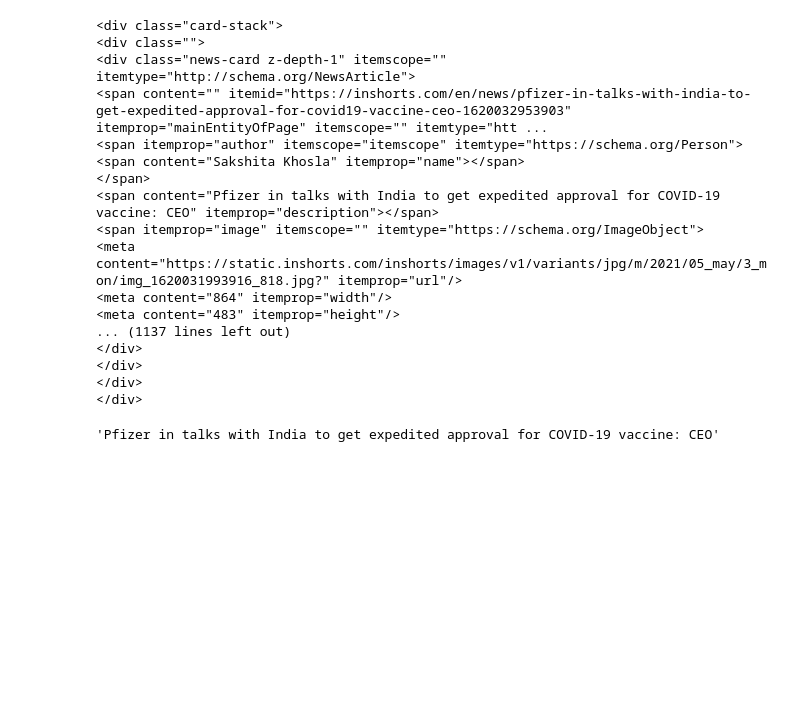
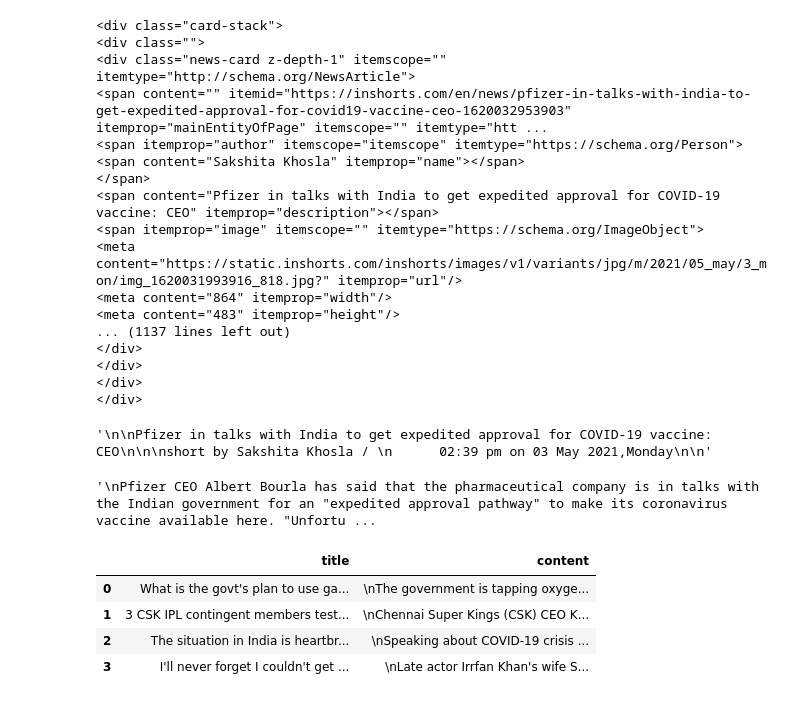
Before and after one commit to DBerchelmann/natural-language-processing-exercises, a Jupyter notebook: acquire.ipynb, the cells around one changed output. Cells and saved outputs as stored; diff of their text form; code cells hidden in the pictures; blank space fills up the shorter version.

Commit message:
updated notebook with more attempts at inshorts

```diff
--- a/acquire.ipynb
+++ b/acquire.ipynb
@@ -167,7 +167,57 @@ inshort_div
 # this produces the title of the post
 
 title = inshort_div.select('body > div.container > div > div.card-stack > div:nth-child(1) > div > div.news-card-title.news-right-box > a > span')[0].text
-# %%
-title
-# %% [output]
-'Pfizer in talks with India to get expedited approval for COVID-19 vaccine: CEO'
+# %%
+title = inshort_div.select('.news-card-title.news-right-box')[0].text
+title
+# %% [output]
+'\n\nPfizer in talks with India to get expedited approval for COVID-19 vaccine: CEO\n\n\nshort by Sakshita Khosla / \n      02:39 pm on 03 May 2021,Monday\n\n'
+# %%
+article_content = inshort_div.select('.news-card-content.news-right-box')[0]
+article_content.text
+# %% [output]
+'\nPfizer CEO Albert Bourla has said that the pharmaceutical company is in talks with the Indian government for an "expedited approval pathway" to make its coronavirus vaccine available here. "Unfortu ...
+# %%
+def get_inshorts_content(urls):
+
+    empty_d = []
+
+    for url in urls:
+
+        headers = {'user-agent': 'Mozilla/5.0 (Macintosh; Intel Mac OS X 10_15_7) AppleWebKit/537.36 (KHTML, like Gecko) Chrome/90.0.4430.93 Safari/537.36'}
+        response = requests.get(url, headers=headers)
+        html = response.text
+        soup = bs4.BeautifulSoup(html)
+
+        inshort_div = soup.select(".card-stack")[0]
+        title = title = inshort_div.select('body > div.container > div > div.card-stack > div:nth-child(1) > div > div.news-card-title.news-right-box > a > span')[0].text
+        article_content = inshort_div.select('.news-card-content.news-right-box')[0]
+        readable_content = article_content.text
+
+
+
+        content = { 'title': title,
+                    'content': readable_content}
+
+        empty_d.append(content)
+
+
+    dictionary = pd.DataFrame(empty_d)
+
+    return dictionary
+# %%
+urls = ['https://inshorts.com/en/read/business',
+        'https://inshorts.com/en/read/sports',
+        'https://inshorts.com/en/read/technology',
+        'https://inshorts.com/en/read/entertainment'
+        ]
+
+df = get_inshorts_content(urls)
+# %%
+df.head()
+# %% [output]
+|  | title | content |
+| 0 | What is the govt's plan to use ga... | \nThe government is tapping oxyge... |
+| 1 | 3 CSK IPL contingent members test... | \nChennai Super Kings (CSK) CEO K... |
+| 2 | The situation in India is heartbr... | \nSpeaking about COVID-19 crisis ... |
+| 3 | I'll never forget I couldn't get ... | \nLate actor Irrfan Khan's wife S... |
```
